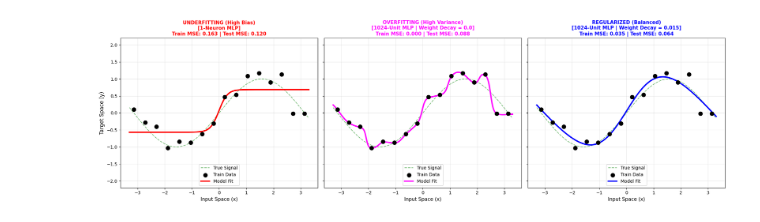
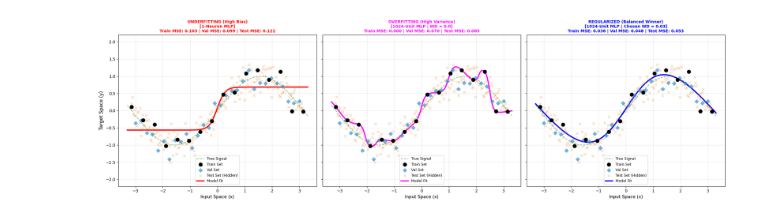
Before and after one commit to marco-celoria/IntroductionToDeepLearning, a Jupyter notebook: PolynomialAndNonLinearApproximation.ipynb, the cells around one changed output. Drawn from its saved outputs; the diff is of its cells as text; code cells hidden in the pictures.

```diff
--- a/PolynomialAndNonLinearApproximation.ipynb
+++ b/PolynomialAndNonLinearApproximation.ipynb
@@ -135,7 +182,7 @@ import numpy as np
 import matplotlib.pyplot as plt
 
 # ============================================================
-# 1. REPRODUCIBILITY & DATA GENERATION (Fixed Frequency)
+# 1. REPRODUCIBILITY & DATA GENERATION (3-Way Split)
 # ============================================================
 torch.manual_seed(20)
 np.random.seed(20)
@@ -144,10 +191,17 @@ def true_function(x):
     # Pure sine wave mapping across domain bounds (-pi to pi)
     return torch.sin(x)
 
+# Training Set (Scarce, noisy coordinates to induce variance)
 N_train = 16
 x_train = torch.linspace(-3.14, 3.14, N_train).unsqueeze(1)
 y_train = true_function(x_train) + torch.randn_like(x_train) * 0.22
 
+# Validation Set (Used exclusively to select the best hyperparameter/weight decay)
+N_val = 30
+x_val = torch.linspace(-3.0, 3.0, N_val).unsqueeze(1)
+y_val = true_function(x_val) + torch.randn_like(x_val) * 0.22
+
+# Test Set (Completely hidden during tuning, used only for the final unbiased report)
 N_test = 200
 x_test = torch.linspace(-3.14, 3.14, N_test).unsqueeze(1)
 y_test = true_function(x_test) + torch.randn_like(x_test) * 0.22
@@ -201,50 +255,82 @@ def train_model(mode, epochs, lr, weight_decay=0.0):
     model.eval()
     with torch.no_grad():
         train_mse = criterion(model(x_train), y_train).item()
-        test_mse = criterion(model(x_test), y_test).item()
-        preds = model(x_range)
+        val_mse   = criterion(model(x_val), y_val).item()
+        test_mse  = criterion(model(x_test), y_test).item()
+        preds     = model(x_range)
 
-    return train_mse, test_mse, preds
+    return train_mse, val_mse, test_mse, preds
 
 # ============================================================
-# 4. RUNNING EXPERIMENTS
+# 4. RUNNING EXPERIMENTS WITH HYPERPARAMETER TUNING
 # ============================================================
 print("Training Underfit Model (1 Neuron)...")
-underfit_train, underfit_test, underfit_preds = train_model("underfit", epochs=3000, lr=0.01)
+underfit_train, underfit_val, underfit_test, underfit_preds = train_model(
+    "underfit", epochs=3000, lr=0.01
+)
 
 print("Training Overfit Model (1024 Neurons, No Regularization)...")
-overfit_train, overfit_test, overfit_preds = train_model("overfit", epochs=8000, lr=0.0003, weight_decay=0.0)
+overfit_train, overfit_val, overfit_test, overfit_preds = train_model(
+    "overfit", epochs=8000, lr=0.0003, weight_decay=0.0
+)
 
-print("Training Regularized Model (1024 Neurons, Weight Decay)...")
-reg_train, reg_test, reg_preds = train_model("regularized", epochs=8000, lr=0.0003, weight_decay=0.015)
+# --- Dynamic Hyperparameter Optimization via Validation Set ---
+print("\nSweeping regularization strengths over Validation Space...")
+weight_decay_candidates = [0.001, 0.005, 0.01, 0.015, 0.03, 0.05]
+best_val_mse = float('inf')
+
+best_reg_results = None
+chosen_wd = 0.0
+
+for wd in weight_decay_candidates:
+    tr, va, te, pr = train_model("regularized", epochs=8000, lr=0.0003, weight_decay=wd)
+    print(f" > Weight Decay: {wd:<6} | Val MSE: {va:.4f}")
+
+    # Validation strictly controls who wins the selection phase!
+    if va < best_val_mse:
+        best_val_mse = va
+        chosen_wd = wd
+        best_reg_results = (tr, va, te, pr)
+
+reg_train, reg_val, reg_test, reg_preds = best_reg_results
+print(f"\n--> Validation Winner selected: Weight Decay = {chosen_wd} (Val MSE: {reg_val:.4f})")
+print(f"--> Final Unbiased Test Performance for Selection: {reg_test:.4f}\n")
 
 # ============================================================
-# 5. HIGH-VISIBILITY VISUALIZATION
+# 5. HIGH-VISIBILITY VISUALIZATION (3-Way Split Version)
 # ============================================================
-fig, axs = plt.subplots(1, 3, figsize=(20, 6), sharey=True)
+fig, axs = plt.subplots(1, 3, figsize=(22, 6.5), sharey=True)
 
 for ax in axs:
     ax.plot(x_range.numpy(), true_function(x_range).numpy(), color='green', linestyle='--', alpha=0.5, label='True Signal')
-    ax.scatter(x_train.numpy(), y_train.numpy(), color='black', s=80, label='Train Data', zorder=5)
+    ax.scatter(x_train.numpy(), y_train.numpy(), color='black', s=80, label='Train Set', zorder=5)
+    ax.scatter(x_val.numpy(), y_val.numpy(), color='#3498db', marker='D', s=45, alpha=0.7, label='Val Set', zorder=4)
+    ax.scatter(x_test.numpy(), y_test.numpy(), color='#e67e22', marker='x', s=40, alpha=0.3, label='Test Set (Hidden)', zorder=3)
     ax.grid(True, alpha=0.3)
     ax.set_xlabel("Input Space (x)", fontsize=11)
 
 axs[0].set_ylabel("Target Space (y)", fontsize=12)
 
-# --- PANEL 1: UNDERFITTING (Capacity Starved) ---
+# --- PANEL 1: UNDERFITTING (High Bias) ---
 axs[0].plot(x_range.numpy(), underfit_preds.numpy(), color='red', linewidth=3, label='Model Fit')
-axs[0].set_title(f"UNDERFITTING (High Bias)\n[1-Neuron MLP]\nTrain MSE: {underfit_train:.3f} | Test MSE: {underfit_test:.3f}", color='red', fontsize=11, fontweight='bold')
-axs[0].legend(loc='lower center')
+title_0 = (f"UNDERFITTING (High Bias)\n[1-Neuron MLP]\n"
+           f"Train MSE: {underfit_train:.3f} | Val MSE: {underfit_val:.3f} | Test MSE: {underfit_test:.3f}")
+axs[0].set_title(title_0, color='red', fontsize=10, fontweight='bold')
+axs[0].legend(loc='lower center', fontsize=9)
 
-# --- PANEL 2: OVERFITTING (Capacity Exploded) ---
+# --- PANEL 2: OVERFITTING (High Variance) ---
 axs[1].plot(x_range.numpy(), overfit_preds.numpy(), color='magenta', linewidth=3, label='Model Fit')
-axs[1].set_title(f"OVERFITTING (High Variance)\n[1024-Unit MLP | Weight Decay = 0.0]\nTrain MSE: {overfit_train:.3f} | Test MSE: {overfit_test:.3f}", color='magenta', fontsize=11, fontweight='bold')
-axs[1].legend(loc='lower center')
+title_1 = (f"OVERFITTING (High Variance)\n[1024-Unit MLP | WD = 0.0]\n"
+           f"Train MSE: {overfit_train:.3f} | Val MSE: {overfit_val:.3f} | Test MSE: {overfit_test:.3f}")
+axs[1].set_title(title_1, color='magenta', fontsize=10, fontweight='bold')
+axs[1].legend(loc='lower center', fontsize=9)
 
-# --- PANEL 3: REGULARIZED OPTIMAL (Capacity Controlled) ---
+# --- PANEL 3: REGULARIZED OPTIMAL (Validation Driven Selection) ---
 axs[2].plot(x_range.numpy(), reg_preds.numpy(), color='blue', linewidth=3, label='Model Fit')
-axs[2].set_title(f"REGULARIZED (Balanced)\n[1024-Unit MLP | Weight Decay = 0.015]\nTrain MSE: {reg_train:.3f} | Test MSE: {reg_test:.3f}", color='blue', fontsize=11, fontweight='bold')
-axs[2].legend(loc='lower center')
+title_2 = (f"REGULARIZED (Balanced Winner)\n[1024-Unit MLP | Chosen WD = {chosen_wd}]\n"
+           f"Train MSE: {reg_train:.3f} | Val MSE: {reg_val:.3f} | Test MSE: {reg_test:.3f}")
+axs[2].set_title(title_2, color='blue', fontsize=10, fontweight='bold')
+axs[2].legend(loc='lower center', fontsize=9)
 
 plt.ylim(-2.2, 2.2)
 plt.tight_layout()
@@ -256 +352 @@ Training Regularized Model (1024 Neurons, Weight Decay)...
-[figure, old version]
+[figure, new version]
```
Also changed, not shown: parts of 6 cells of this notebook, 1 other file.
